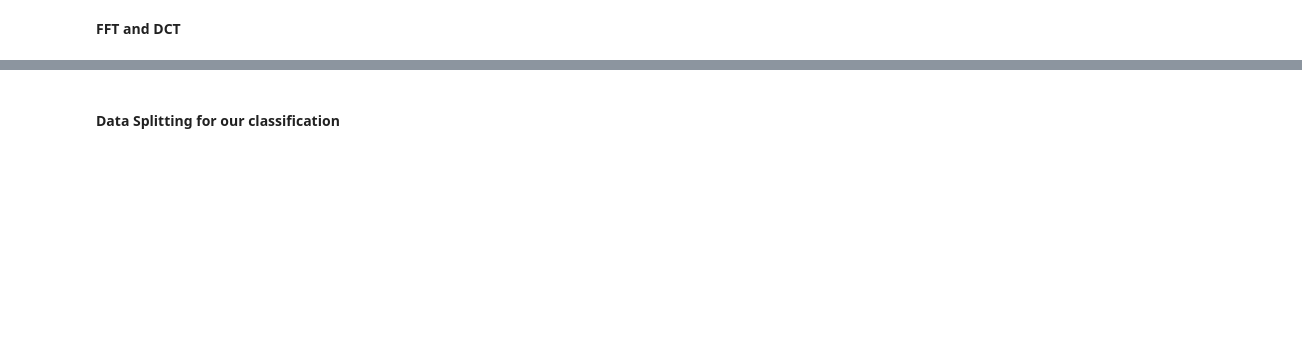
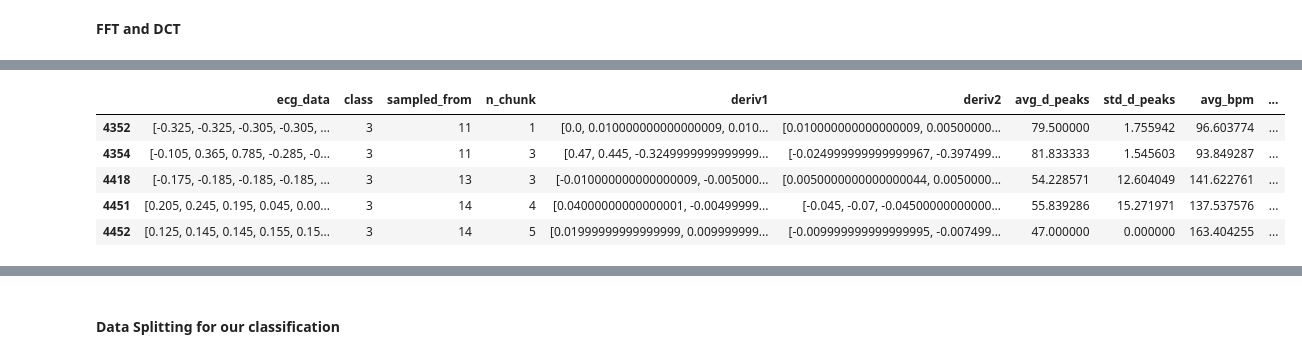
Before and after one commit to Javimh18/RESPT, a Jupyter notebook: Part-I/Lab3/lab3.ipynb, the cells around one changed output, grey strips where cells are left out. Drawn from its saved outputs; the diff is of its cells as text; code cells hidden in the pictures; blank space fills up the shorter version.

```diff
--- a/Part-I/Lab3/lab3.ipynb
+++ b/Part-I/Lab3/lab3.ipynb
@@ -279,0 +339,9 @@ df_ecg_data
+# %%
+df_ecg_data[df_ecg_data.isna().any(axis=1)].head(5)
+# %% [output]
+|  | ecg_data | class | sampled_from | n_chunk | deriv1 | deriv2 | avg_d_peaks | std_d_peaks | avg_bpm | ... |
+| 4352 | [-0.325, -0.325, -0.305, -0.305, ... | 3 | 11 | 1 | [0.0, 0.010000000000000009, 0.010... | [0.010000000000000009, 0.00500000... | 79.500000 | 1.755942 | 96.603774 | ... |
+| 4354 | [-0.105, 0.365, 0.785, -0.285, -0... | 3 | 11 | 3 | [0.47, 0.445, -0.3249999999999999... | [-0.024999999999999967, -0.397499... | 81.833333 | 1.545603 | 93.849287 | ... |
+| 4418 | [-0.175, -0.185, -0.185, -0.185, ... | 3 | 13 | 3 | [-0.010000000000000009, -0.005000... | [0.0050000000000000044, 0.0050000... | 54.228571 | 12.604049 | 141.622761 | ... |
+| 4451 | [0.205, 0.245, 0.195, 0.045, 0.00... | 3 | 14 | 4 | [0.04000000000000001, -0.00499999... | [-0.045, -0.07, -0.04500000000000... | 55.839286 | 15.271971 | 137.537576 | ... |
+| 4452 | [0.125, 0.145, 0.145, 0.155, 0.15... | 3 | 14 | 5 | [0.01999999999999999, 0.009999999... | [-0.009999999999999995, -0.007499... | 47.000000 | 0.000000 | 163.404255 | ... |
```
Also changed, not shown: parts of 19 cells of this notebook.
